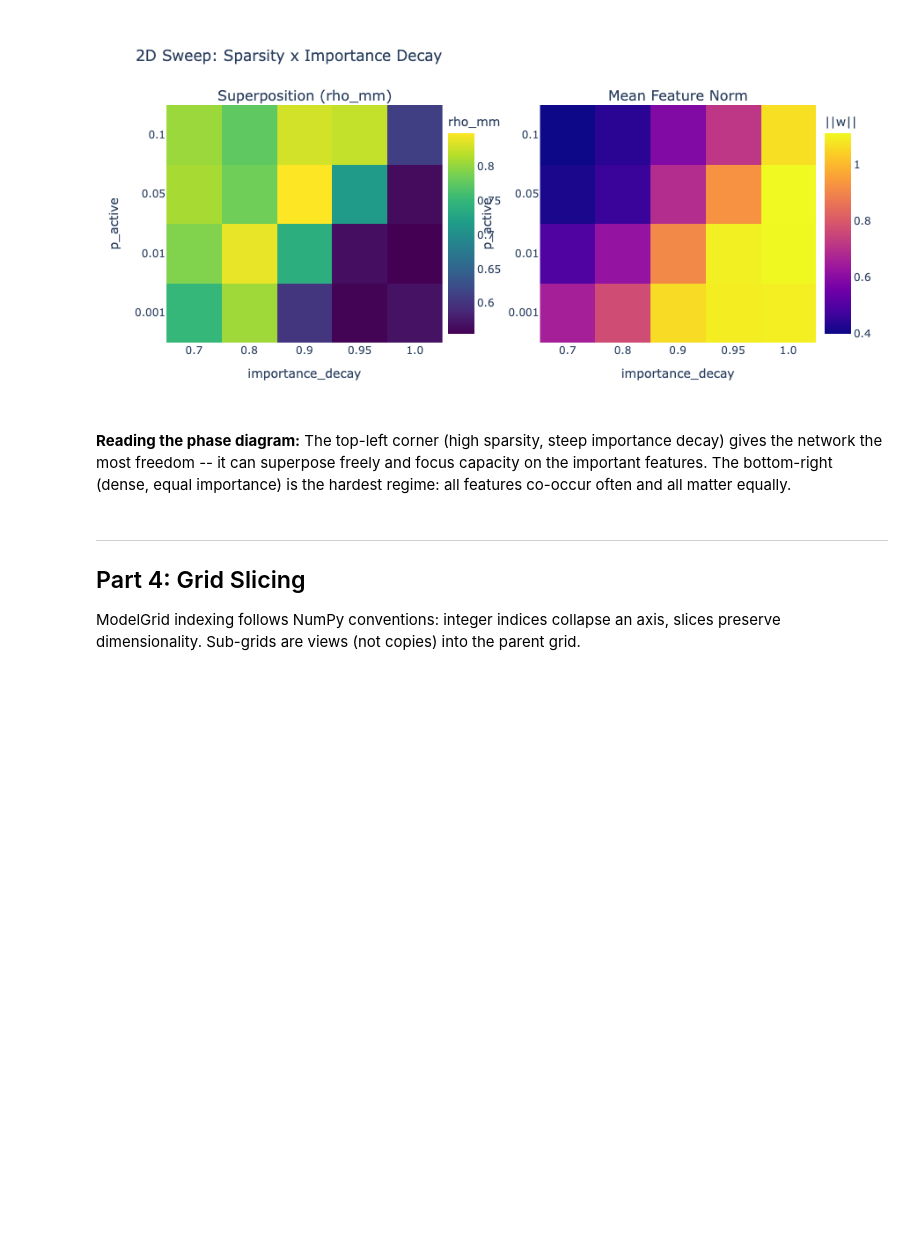
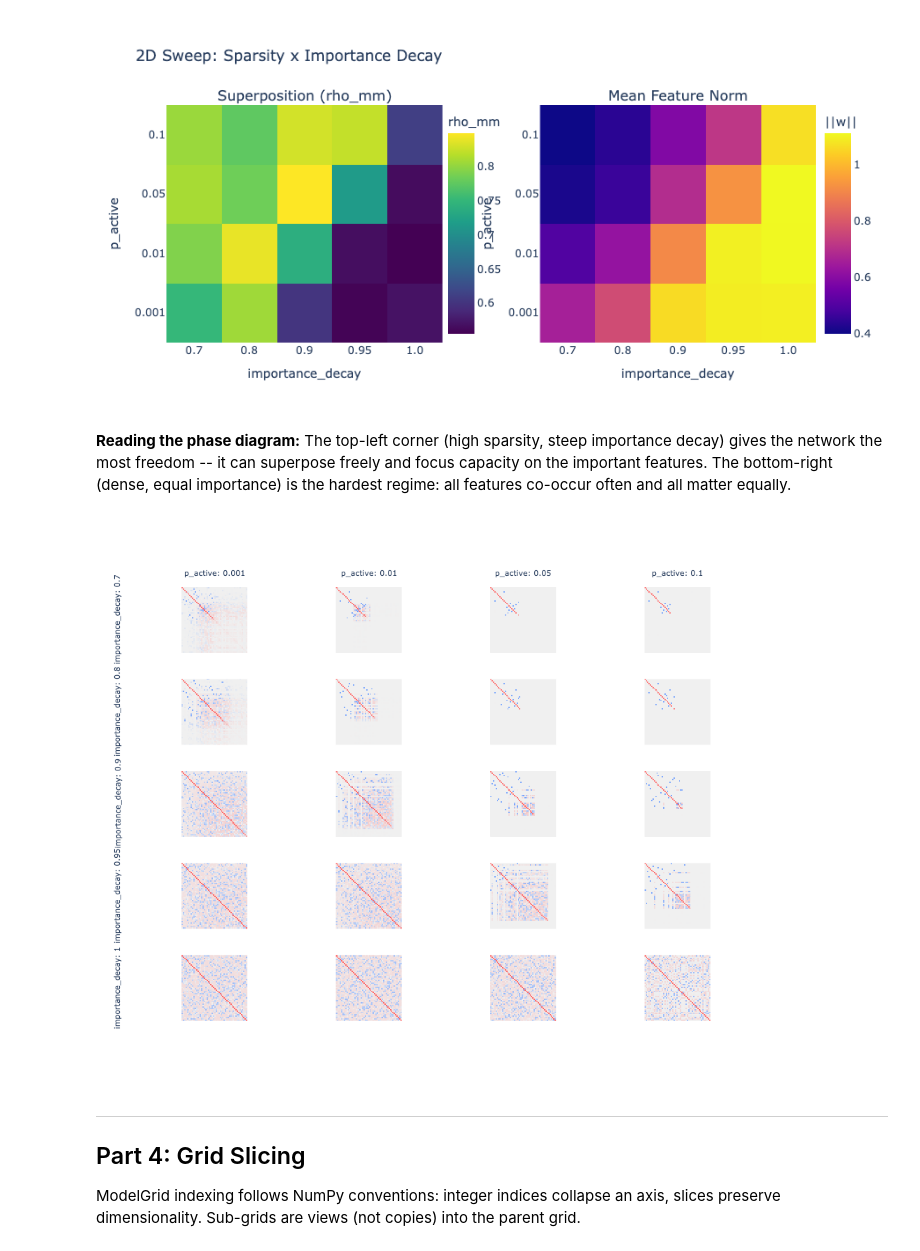
Before and after one commit to OliverSieweke/occhio, a Jupyter notebook: examples/model_grid_sweeps.ipynb, the cells around one changed output. Cells and saved outputs as stored; diff of their text form; code cells hidden in the pictures; blank space fills up the shorter version.

```diff
--- a/examples/model_grid_sweeps.ipynb
+++ b/examples/model_grid_sweeps.ipynb
@@ -278,6 +271,15 @@ steep importance decay) gives the network the most freedom -- it
 can superpose freely and focus capacity on the important features.
 The bottom-right (dense, equal importance) is the hardest regime:
 all features co-occur often and all matter equally.
+# %%
+# RepresentationPlot renders the W^T W Gram matrix as a heatmap.
+# On a 2D ModelGrid it facets automatically: columns = p_active,
+# rows = importance_decay, giving a full phase view of feature
+# interference structure.
+fig_wtw = RepresentationPlot()(grid_2d, height=800, width=1000)
+fig_wtw.show()
+# %% [output]
+[figure, added]
 # %% [markdown]
 ---
 ## Part 4: Grid Slicing
```
Also changed, not shown: parts of 4 cells of this notebook.
